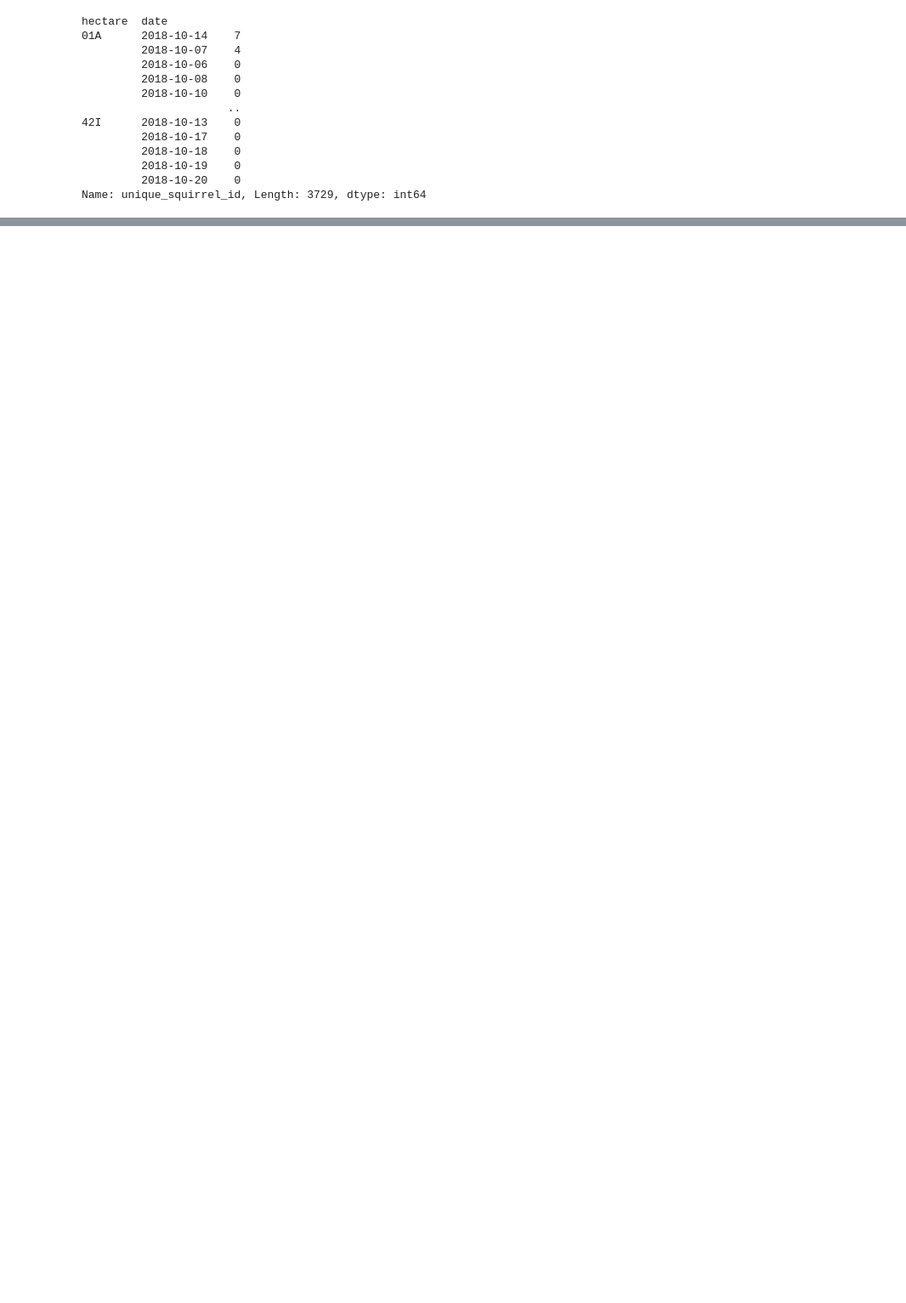
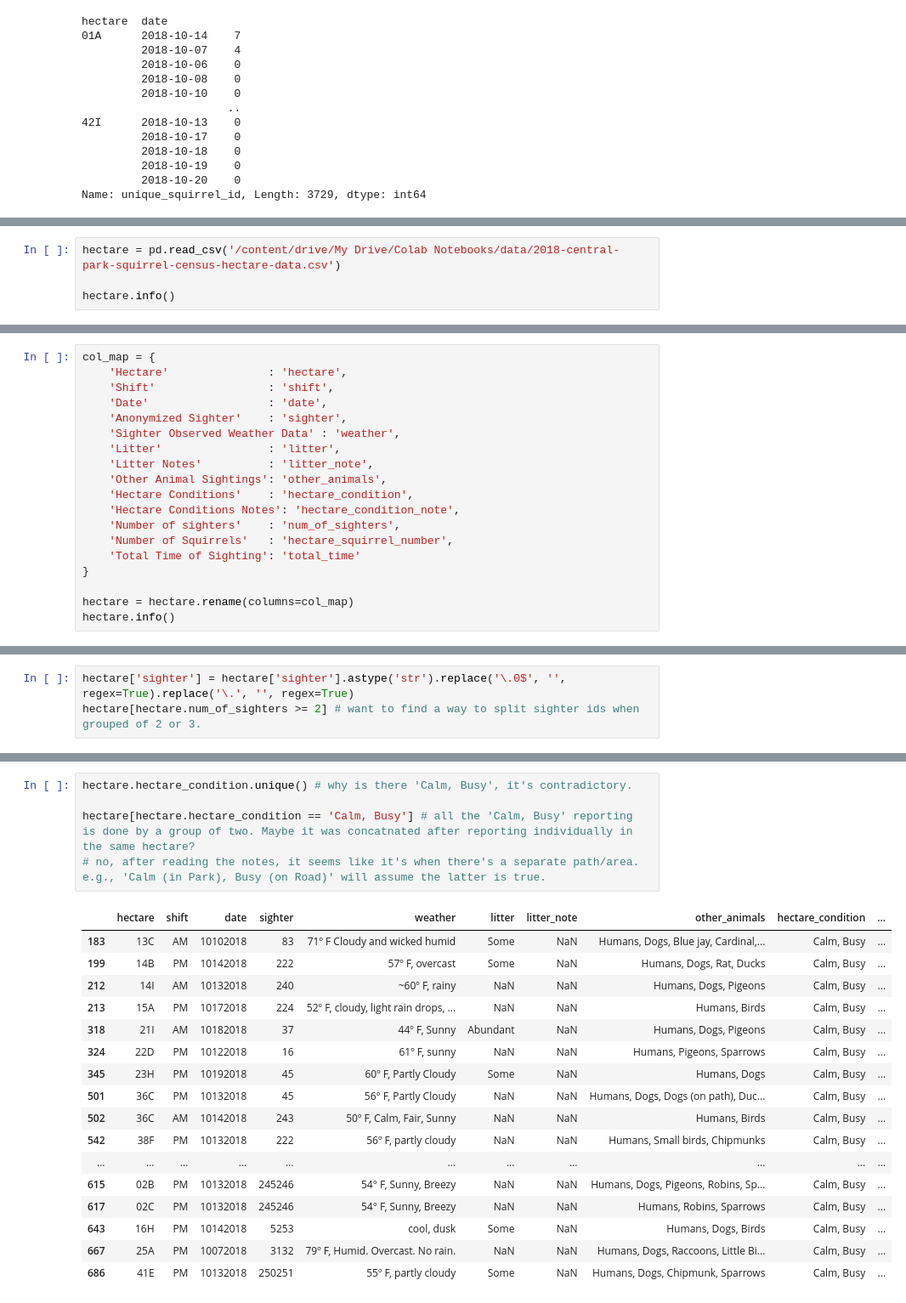
Before and after one commit to WookwonShim/data-analysis, a Jupyter notebook: 2018_central_park_squirrel_census.ipynb, the cells around one changed output, grey strips where cells are left out. Shown: that part at 85% size. Saved outputs shown, nothing was run; the diff lists cells and outputs as text; blank space fills up the shorter version.

```diff
--- a/2018_central_park_squirrel_census.ipynb
+++ b/2018_central_park_squirrel_census.ipynb
@@ -440,0 +443,4 @@ Name: unique_squirrel_id, Length: 3729, dtype: int64
+# %%
+hectare = pd.read_csv('/content/drive/My Drive/Colab Notebooks/data/2018-central-park-squirrel-census-hectare-data.csv')
+
+hectare.info()
@@ -440,0 +498,19 @@ Name: unique_squirrel_id, Length: 3729, dtype: int64
+# %%
+col_map = {
+    'Hectare'               : 'hectare',
+    'Shift'                 : 'shift',
+    'Date'                  : 'date',
+    'Anonymized Sighter'    : 'sighter',
+    'Sighter Observed Weather Data' : 'weather',
+    'Litter'                : 'litter',
+    'Litter Notes'          : 'litter_note',
+    'Other Animal Sightings': 'other_animals',
+    'Hectare Conditions'    : 'hectare_condition',
+    'Hectare Conditions Notes': 'hectare_condition_note',
+    'Number of sighters'    : 'num_of_sighters',
+    'Number of Squirrels'   : 'hectare_squirrel_number',
+    'Total Time of Sighting': 'total_time'
+}
+
+hectare = hectare.rename(columns=col_map)
+hectare.info()
@@ -440,0 +553,3 @@ Name: unique_squirrel_id, Length: 3729, dtype: int64
+# %%
+hectare['sighter'] = hectare['sighter'].astype('str').replace('\.0$', '', regex=True).replace('\.', '', regex=True)
+hectare[hectare.num_of_sighters >= 2] # want to find a way to split sighter ids when grouped of 2 or 3.
@@ -440,0 +574,23 @@ Name: unique_squirrel_id, Length: 3729, dtype: int64
+# %%
+hectare.hectare_condition.unique() # why is there 'Calm, Busy', it's contradictory.
+
+hectare[hectare.hectare_condition == 'Calm, Busy'] # all the 'Calm, Busy' reporting is done by a group of two. Maybe it was concatnated after reporting individually in the same hectare?
+# no, after reading the notes, it seems like it's when there's a separate path/area. e.g., 'Calm (in Park), Busy (on Road)' will assume the latter is true.
+# %% [output]
+|  | hectare | shift | date | sighter | weather | litter | litter_note | other_animals | hectare_condition | ... |
+| 183 | 13C | AM | 10102018 | 83 | 71º F Cloudy and wicked humid | Some | NaN | Humans, Dogs, Blue jay, Cardinal,... | Calm, Busy | ... |
+| 199 | 14B | PM | 10142018 | 222 | 57º F, overcast | Some | NaN | Humans, Dogs, Rat, Ducks | Calm, Busy | ... |
+| 212 | 14I | AM | 10132018 | 240 | ~60º F, rainy | NaN | NaN | Humans, Dogs, Pigeons | Calm, Busy | ... |
+| 213 | 15A | PM | 10172018 | 224 | 52º F, cloudy, light rain drops, ... | NaN | NaN | Humans, Birds | Calm, Busy | ... |
+| 318 | 21I | AM | 10182018 | 37 | 44º F, Sunny | Abundant | NaN | Humans, Dogs, Pigeons | Calm, Busy | ... |
+| 324 | 22D | PM | 10122018 | 16 | 61º F, sunny | NaN | NaN | Humans, Pigeons, Sparrows | Calm, Busy | ... |
+| 345 | 23H | PM | 10192018 | 45 | 60º F, Partly Cloudy | Some | NaN | Humans, Dogs | Calm, Busy | ... |
+| 501 | 36C | PM | 10132018 | 45 | 56° F, Partly Cloudy | NaN | NaN | Humans, Dogs, Dogs (on path), Duc... | Calm, Busy | ... |
+| 502 | 36C | AM | 10142018 | 243 | 50º F, Calm, Fair, Sunny | NaN | NaN | Humans, Birds | Calm, Busy | ... |
+| 542 | 38F | PM | 10132018 | 222 | 56º F, partly cloudy | NaN | NaN | Humans, Small birds, Chipmunks | Calm, Busy | ... |
+| ... | ... | ... | ... | ... | ... | ... | ... | ... | ... | ... |
+| 615 | 02B | PM | 10132018 | 245246 | 54° F, Sunny, Breezy | NaN | NaN | Humans, Dogs, Pigeons, Robins, Sp... | Calm, Busy | ... |
+| 617 | 02C | PM | 10132018 | 245246 | 54° F, Sunny, Breezy | NaN | NaN | Humans, Robins, Sparrows | Calm, Busy | ... |
+| 643 | 16H | PM | 10142018 | 5253 | cool, dusk | Some | NaN | Humans, Dogs, Birds | Calm, Busy | ... |
+| 667 | 25A | PM | 10072018 | 3132 | 79º F, Humid. Overcast. No rain. | NaN | NaN | Humans, Dogs, Raccoons, Little Bi... | Calm, Busy | ... |
+| 686 | 41E | PM | 10132018 | 250251 | 55º F, partly cloudy | Some | NaN | Humans, Dogs, Chipmunk, Sparrows | Calm, Busy | ... |
```
Also changed, not shown: parts of 15 cells of this notebook.
